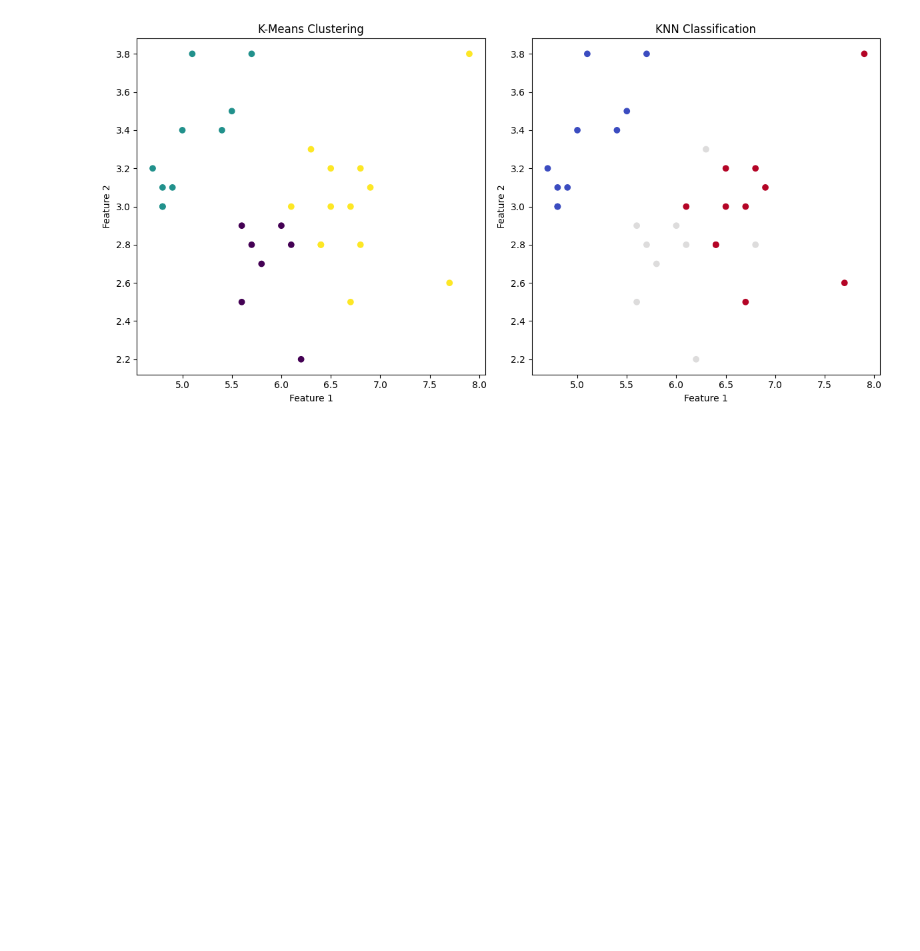
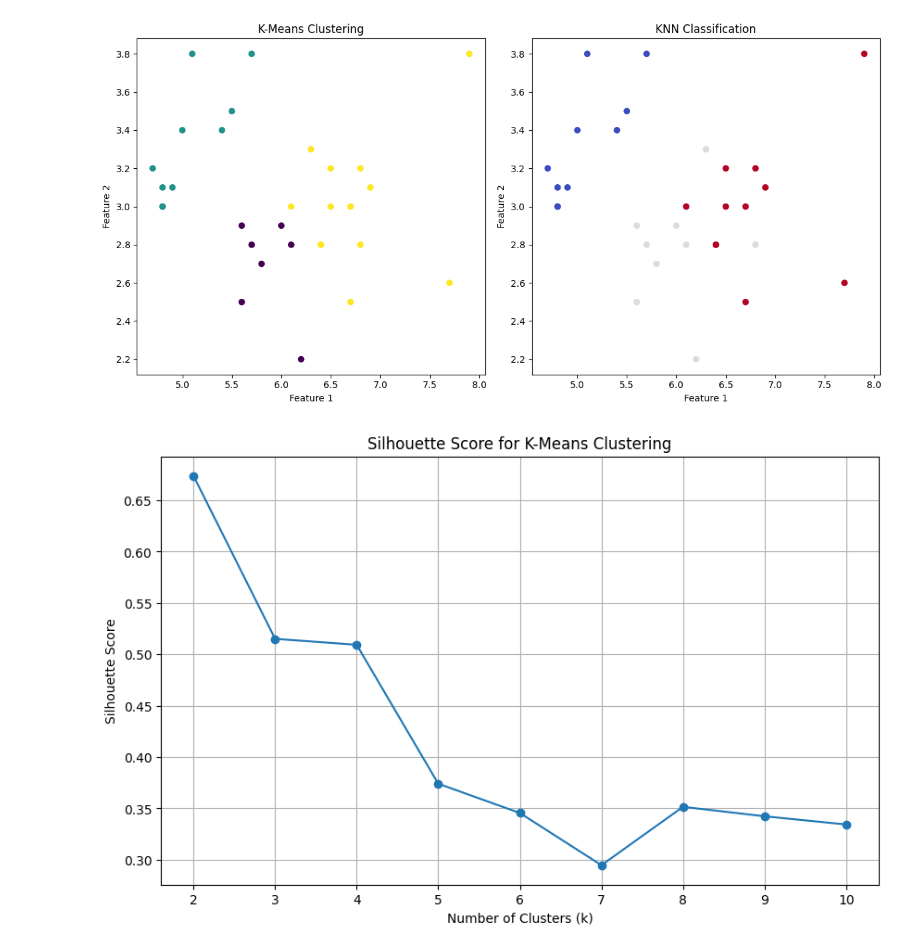
Before and after one commit to abdullaharifx/PL-Work, a Jupyter notebook: Clustering-03.ipynb, the cells around one changed output. Saved outputs shown, nothing was run; the diff lists cells and outputs as text; code cells hidden in the pictures; blank space fills up the shorter version.

```diff
--- a/Clustering-03.ipynb
+++ b/Clustering-03.ipynb
@@ -42,7 +42,7 @@ knn.fit(X_train, y_train)
 KNeighborsClassifier(n_neighbors=3)
 # %%
 kmeans = KMeans(n_clusters=3, random_state=42)
-kmeans.fit(X_train, y_train)
+kmeans.fit(X_train)
 # %% [output]
 KMeans(n_clusters=3, random_state=42)
 # %%
@@ -70,3 +70,22 @@ plt.tight_layout()
 plt.show()
 # %% [output]
 [figure]
+# %%
+# checking which k is better in k-means
+from sklearn.metrics import silhouette_score
+silhouette_scores = []
+for k in range(2, 11):
+    kmeans = KMeans(n_clusters=k, random_state=42)
+    kmeans.fit(X_train)
+    score = silhouette_score(X_train, kmeans.labels_)
+    silhouette_scores.append(score)
+plt.figure(figsize=(10, 6))
+plt.plot(range(2, 11), silhouette_scores, marker='o')
+plt.title('Silhouette Score for K-Means Clustering')
+plt.xlabel('Number of Clusters (k)')
+plt.ylabel('Silhouette Score')
+plt.xticks(range(2, 11))
+plt.grid()
+plt.show()
+# %% [output]
+[figure, added]
```
Also changed, not shown: parts of 3 cells of this notebook.
